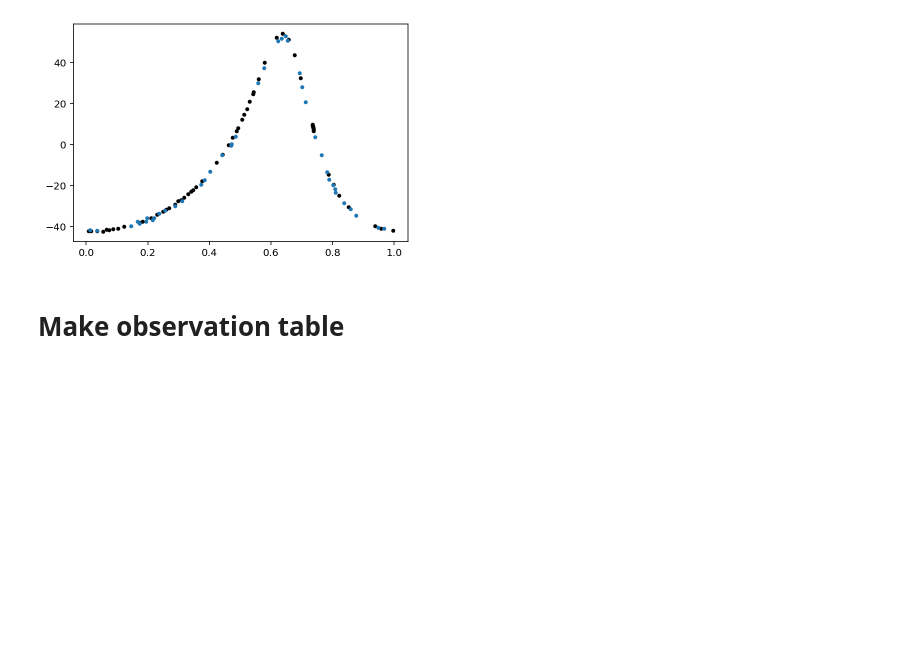
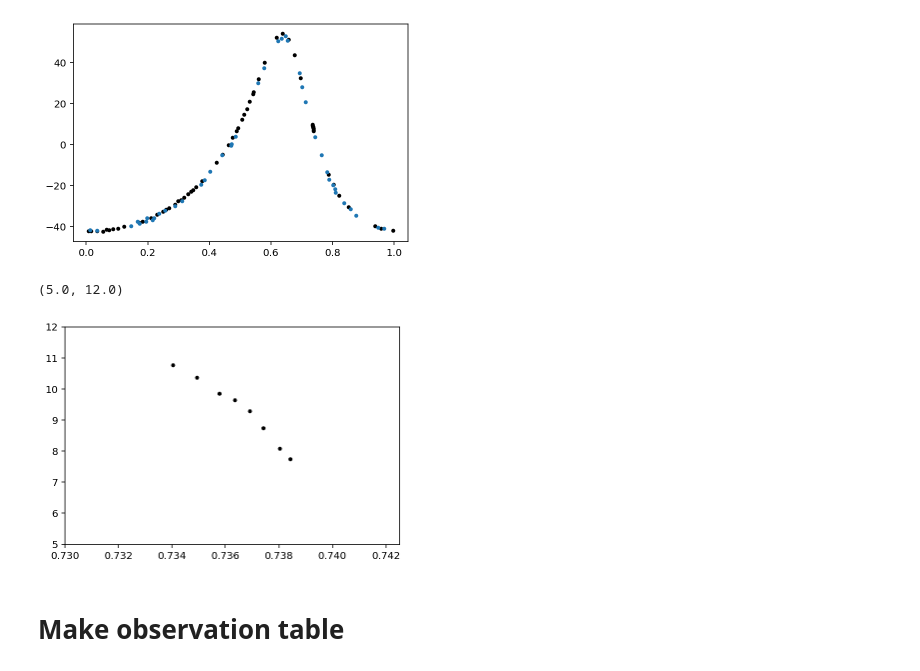
Before and after one commit to danhey/adra, a Jupyter notebook: RV extract ispec.ipynb, the cells around one changed output. Cells and saved outputs as stored; diff of their text form; code cells hidden in the pictures; blank space fills up the shorter version.

```diff
--- a/RV extract ispec.ipynb
+++ b/RV extract ispec.ipynb
@@ -226,6 +230,17 @@ plt.plot((bischoff_x + 2457000) % porb / porb, bischoff_y, '.')
 # %%
 np.savetxt('data/RV/SONG.txt', list(zip(np.array(times), rv, rv_primary_err)))
 # np.savetxt('data/RV/wav_shifts.txt', list(zip(wav_shift_primary, wav_shift_uncertainty)))
+# %%
+
+plt.plot((np.array(times)+2400000) % porb / porb, rv, '.k')
+
+bischoff_x, bischoff_y = np.loadtxt('data/RV/bischoff_rv_fixed_time.txt', usecols=(0,1)).T
+plt.plot((bischoff_x + 2457000) % porb / porb, bischoff_y, '.')
+plt.xlim(0.73, 0.7425)
+plt.ylim(5, 12)
+# %% [output]
+(5.0, 12.0)
+[figure, added]
 # %% [markdown]
 # Make observation table
 # %%
```
Also changed, not shown: parts of 4 cells of this notebook, 1 other file.
